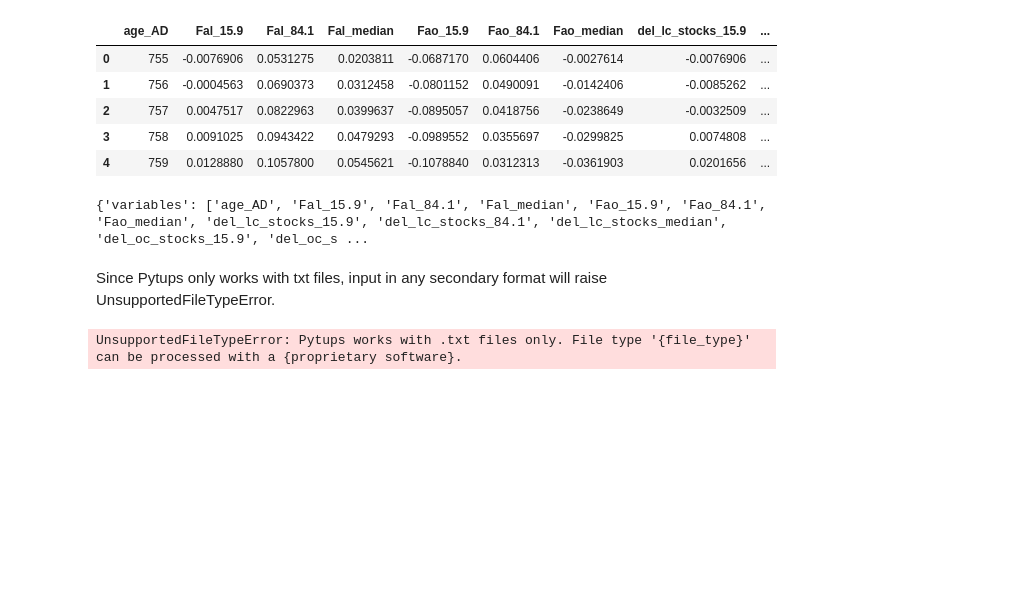
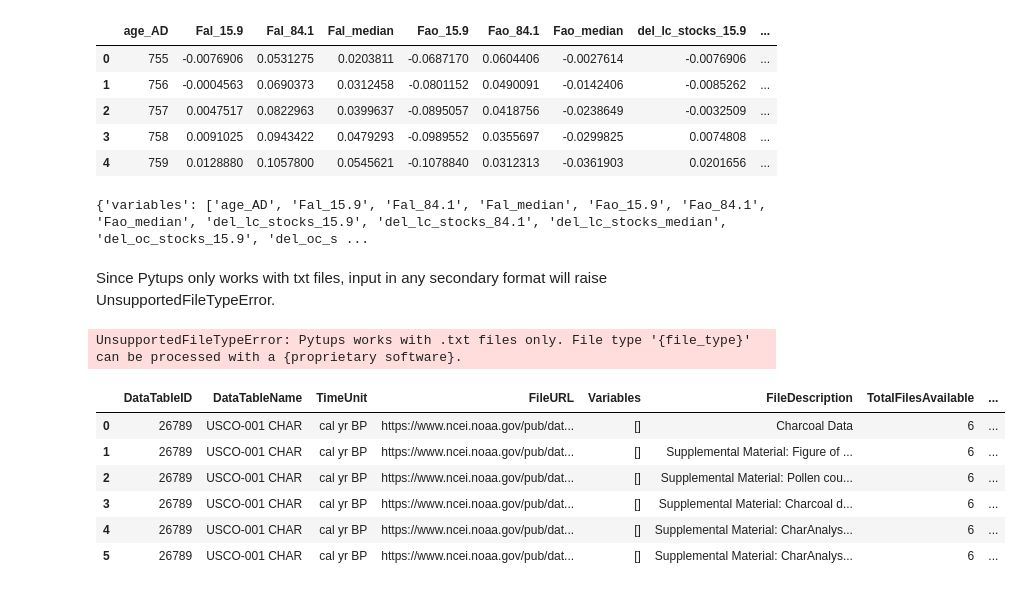
Before and after one commit to LinkedEarth/PyleoTUPS, a Jupyter notebook: examples/Usage_NOAAStudyWrapper.ipynb, the cells around one changed output. Drawn from its saved outputs; the diff is of its cells as text; code cells hidden in the pictures; blank space fills up the shorter version.

```diff
--- a/examples/Usage_NOAAStudyWrapper.ipynb
+++ b/examples/Usage_NOAAStudyWrapper.ipynb
@@ -123,0 +126,10 @@ UnsupportedFileTypeError: Pytups works with .txt files only. File type '{file_ty
+# %%
+dataset.get_sites()
+# %% [output]
+|  | DataTableID | DataTableName | TimeUnit | FileURL | Variables | FileDescription | TotalFilesAvailable | ... |
+| 0 | 26789 | USCO-001 CHAR | cal yr BP | https://www.ncei.noaa.gov/pub/dat... | [] | Charcoal Data | 6 | ... |
+| 1 | 26789 | USCO-001 CHAR | cal yr BP | https://www.ncei.noaa.gov/pub/dat... | [] | Supplemental Material: Figure of ... | 6 | ... |
+| 2 | 26789 | USCO-001 CHAR | cal yr BP | https://www.ncei.noaa.gov/pub/dat... | [] | Supplemental Material: Pollen cou... | 6 | ... |
+| 3 | 26789 | USCO-001 CHAR | cal yr BP | https://www.ncei.noaa.gov/pub/dat... | [] | Supplemental Material: Charcoal d... | 6 | ... |
+| 4 | 26789 | USCO-001 CHAR | cal yr BP | https://www.ncei.noaa.gov/pub/dat... | [] | Supplemental Material: CharAnalys... | 6 | ... |
+| 5 | 26789 | USCO-001 CHAR | cal yr BP | https://www.ncei.noaa.gov/pub/dat... | [] | Supplemental Material: CharAnalys... | 6 | ... |
```
Also changed, not shown: parts of 2 cells of this notebook, 3 other files.
